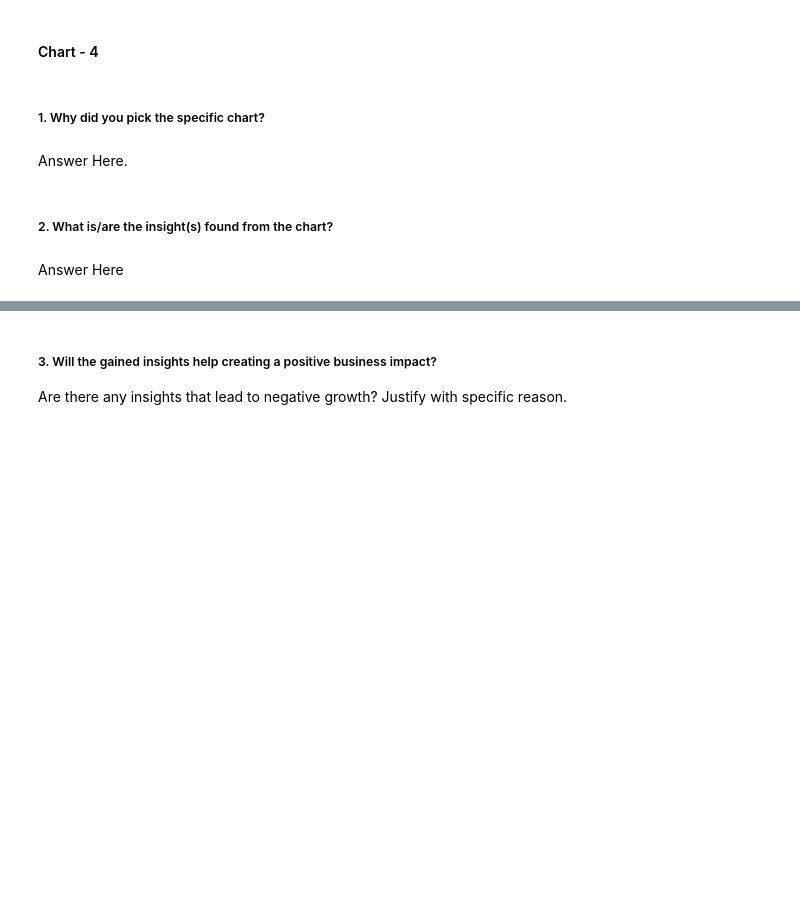
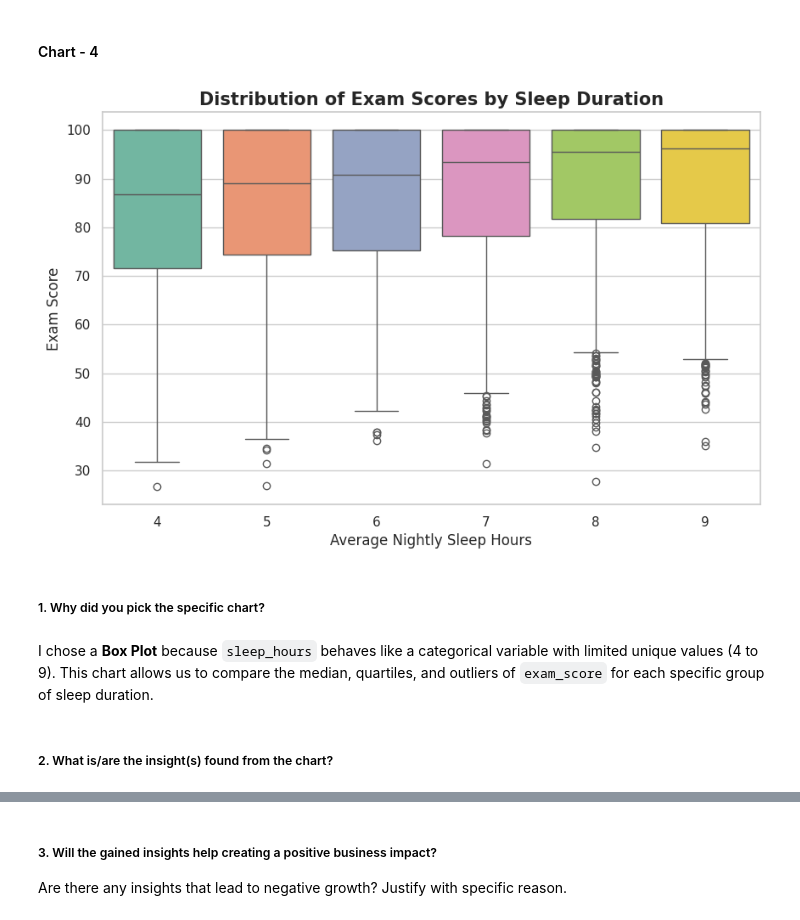
Before and after one commit to akt-developer/Student-Performance-Prediction-Project, a Jupyter notebook: Copy_of_Sample_EDA_Submission_Template.ipynb, the cells around one changed output, grey strips where cells are left out. Cells and saved outputs as stored; diff of their text form; code cells hidden in the pictures; blank space fills up the shorter version.

Commit message:
Graphs of Relationship of variables part 2

```diff
--- a/Copy_of_Sample_EDA_Submission_Template.ipynb
+++ b/Copy_of_Sample_EDA_Submission_Template.ipynb
@@ -540,8 +538,22 @@ Are there any insights that lead to negative growth? Justify with specific reaso
+# %%
+
+# Set figure size
+plt.figure(figsize=(10, 6))
+
+# Create a box plot to see the distribution of Exam Scores across Sleep Hours
+sns.boxplot(data=df, x='sleep_hours', y='exam_score', palette='Set2')
+
+# Add labels and title
+plt.title('Distribution of Exam Scores by Sleep Duration', fontsize=15, fontweight='bold')
+plt.xlabel('Average Nightly Sleep Hours', fontsize=12)
+plt.ylabel('Exam Score', fontsize=12)
+
+plt.show()
+# %% [output]
+[figure, added]
 # %% [markdown]
 ##### 1. Why did you pick the specific chart?
-# %% [markdown]
-Answer Here.
+# %% [markdown]
+I chose a **Box Plot** because `sleep_hours` behaves like a categorical variable with limited unique values (4 to 9). This chart allows us to compare the median, quartiles, and outliers of `exam_score` for each specific group of sleep duration.
 # %% [markdown]
 ##### 2. What is/are the insight(s) found from the chart?
-# %% [markdown]
-Answer Here
```
Also changed, not shown: parts of 21 cells of this notebook.
